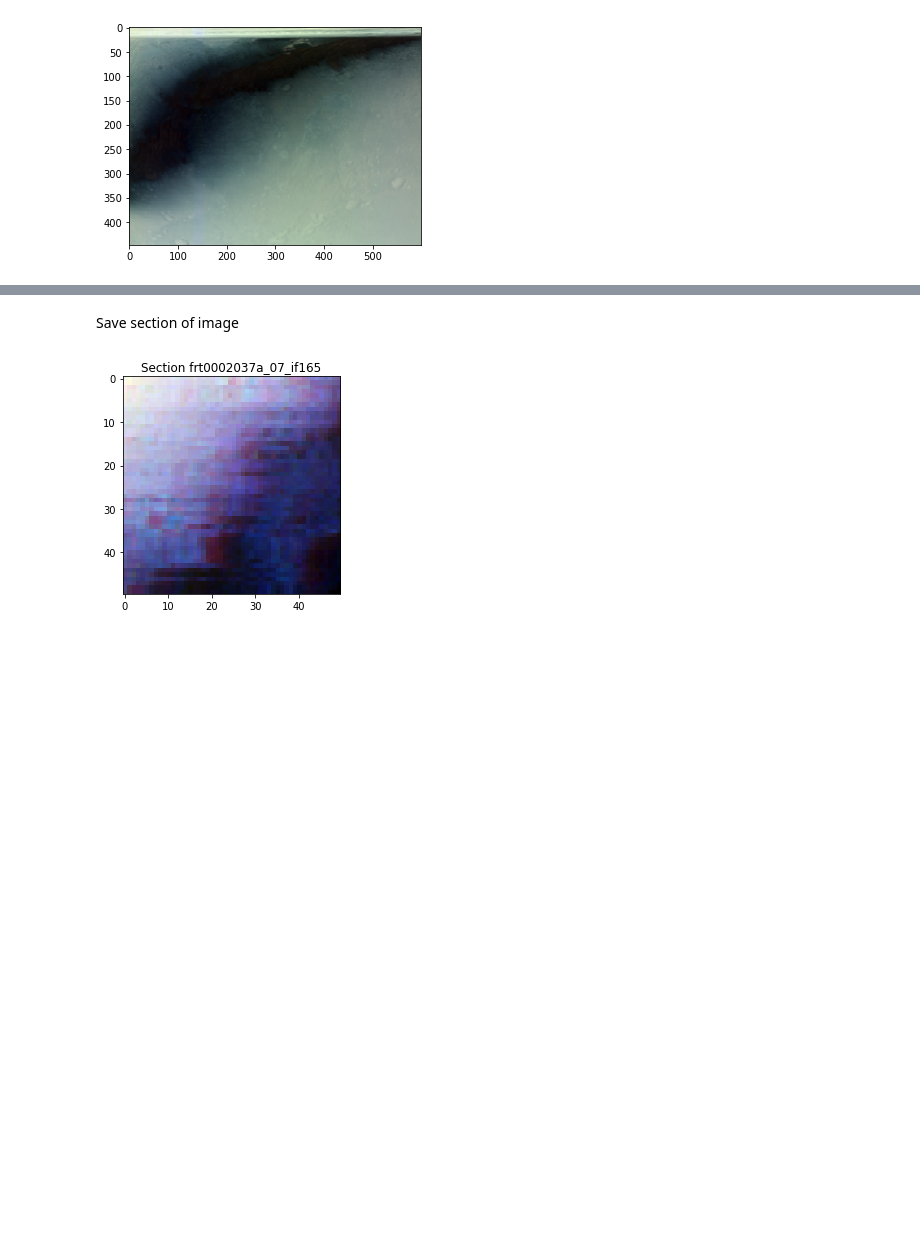
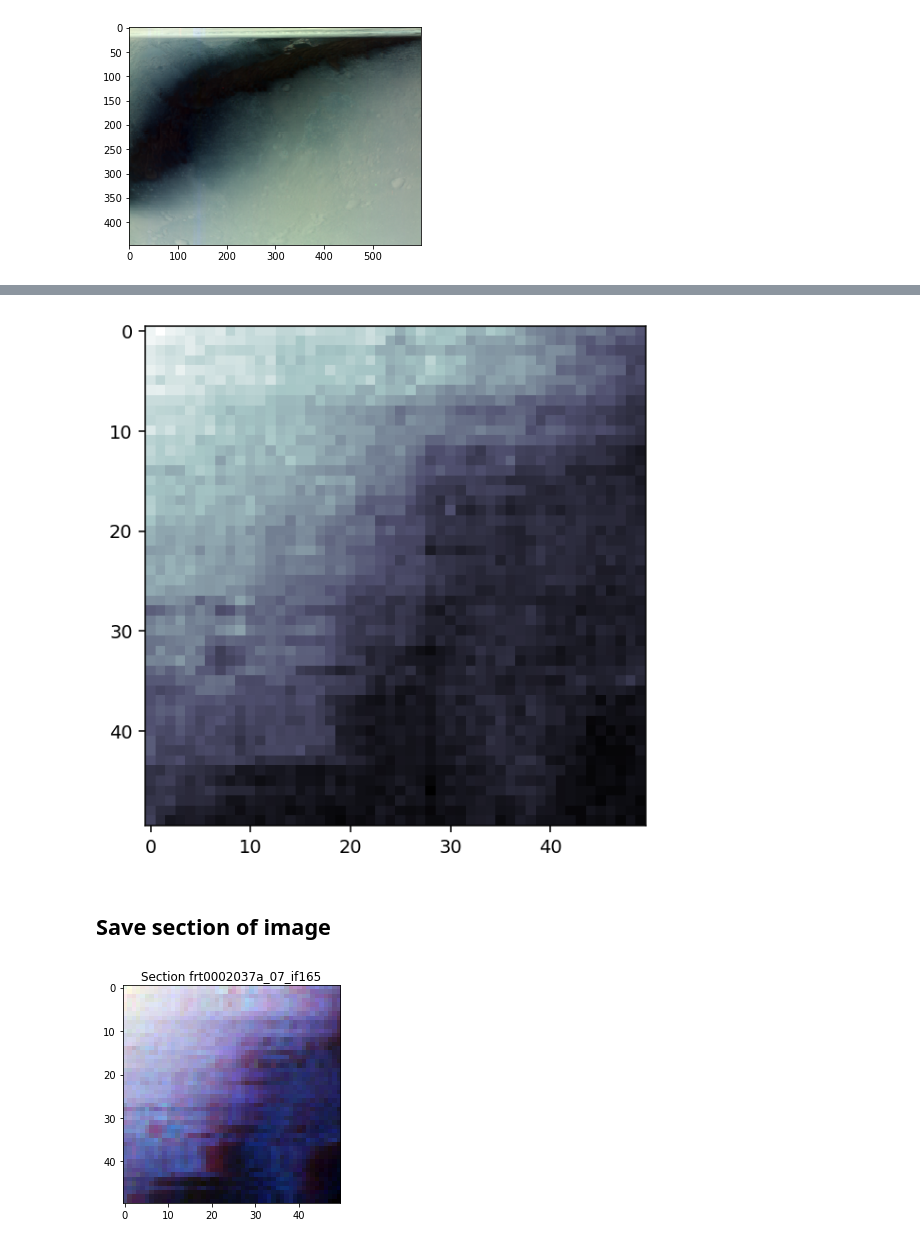
Before and after one commit to marinakiseleva/spectral_analysis, a Jupyter notebook: notebooks/CRISM Data Handling.ipynb, the cells around one changed output, grey strips where cells are left out. Cells and saved outputs as stored; diff of their text form; code cells hidden in the pictures; blank space fills up the shorter version.

```diff
--- a/notebooks/CRISM Data Handling.ipynb
+++ b/notebooks/CRISM Data Handling.ipynb
@@ -71,0 +72,9 @@ plot_zoomed_sectioned_CRISM(loaded_img, coords)
+# %%
+with open(DATA_DIR + 'GALE_CRATER/' + IMG_DIR  + 'layered_img_sec_100_150.pickle', 'rb') as handle:
+    loaded_img = pickle.load(handle)
+PLOTTING_BAND = 100  # 24
+fig, ax = plt.subplots(figsize=(5, 5), dpi=140)
+axp = ax.imshow(loaded_img[:, :, PLOTTING_BAND],  origin='upper', cmap='bone')
+# plt.savefig("frt0002037a_07_if165_alone")
+# %% [output]
+[figure, added]
@@ -72,5 +105,5 @@ plot_zoomed_sectioned_CRISM(loaded_img, coords)
 # %% [markdown]
-Save section of image
+## Save section of image
 # %%
 # Save section of image
 with open(DATA_DIR + 'GALE_CRATER/' + IMG_DIR  + 'layered_img.pickle', 'rb') as handle:
```
Also changed, not shown: parts of 6 cells of this notebook, 7 other files.
